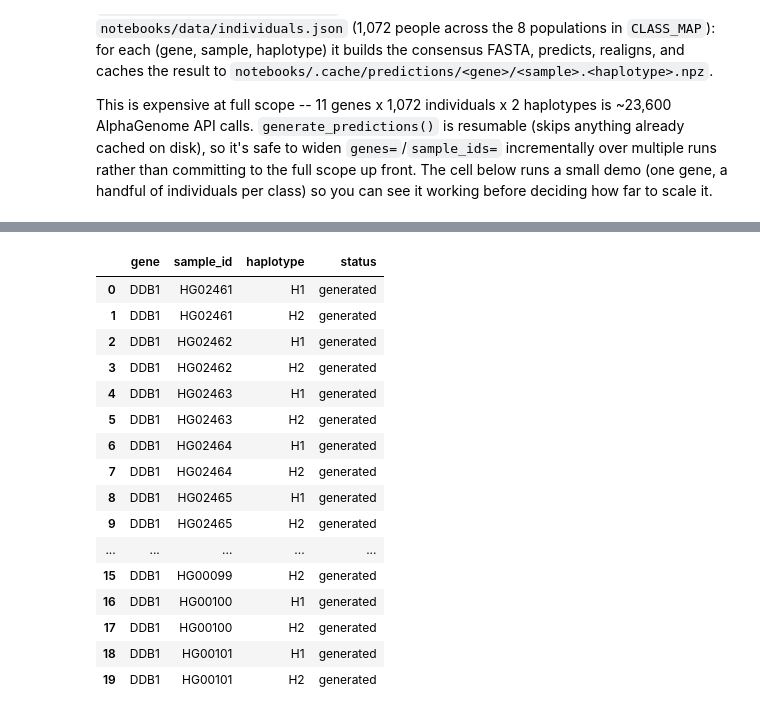
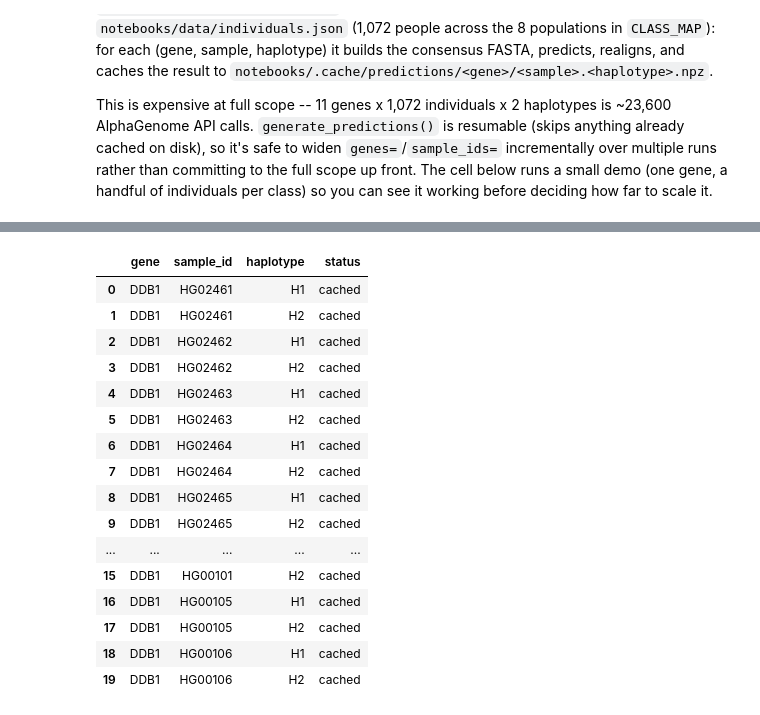
Before and after one commit to albertodesouza/genomics, a Jupyter notebook: notebooks/simplified_notebook.ipynb, the cells around one changed output, grey strips where cells are left out. Drawn from its saved outputs; the diff is of its cells as text; code cells hidden in the pictures.

```diff
--- a/notebooks/simplified_notebook.ipynb
+++ b/notebooks/simplified_notebook.ipynb
@@ -174,10 +193,7 @@ from alphagenome.visualization import plot_components
 from alphagenome.data import transcript as transcript_utils
 from alphagenome.data import gene_annotation
 
-gtf = pd.read_feather(
-    'https://storage.googleapis.com/alphagenome/reference/gencode/'
-    'hg38/gencode.v46.annotation.gtf.gz.feather'
-)
+gtf = annotations_utils.load_gtf(ANNOTATIONS_CACHE_DIR)
 # %%
 def plot_alphagenome_view_for_gene(
     gene: str,
@@ -207,16 +223,22 @@ def plot_alphagenome_view_for_gene(
     transcript_extractor = transcript_utils.TranscriptExtractor(gtf_transcripts)
     transcripts = transcript_extractor.extract(interval)
 
-    output = client.predict_interval(
+    # Cached: this is a reference-only (no individual/haplotype) prediction, deterministic
+    # for a given gene/interval/ontology, so a top-to-bottom notebook re-run reuses the
+    # cache under notebooks/.cache/reference_predictions/ instead of re-spending API calls.
+    rna_seq = predictions_utils.predict_reference_interval(
+        client,
+        gene=gene,
         interval=interval,
         requested_outputs=[dna_client.OutputType.RNA_SEQ],
         ontology_terms=[ONTOLOGY_TERMS[0]],
+        cache_dir=REFERENCE_PREDICTIONS_CACHE_DIR,
     )
 
     fig = plot_components.plot(
         components=[
             plot_components.TranscriptAnnotation(transcripts),
-            plot_components.Tracks(output.rna_seq),
+            plot_components.Tracks(rna_seq),
         ],
         annotations=[
             plot_components.IntervalAnnotation(
@@ -276,12 +397,11 @@ CLASS_COLORS = {
 
 
 def pick_one_sample_per_class() -> dict:
-    # Every individual in notebooks/data/individuals.json is available (all strong/weak
-    # pigmentation individuals in this dataset, not just the ones used to train the CNN) --
-    # deterministically pick the first (sorted) sample_id per class.
+    # Restricted to the train split (not samples_by_class) so this demo never touches a
+    # held-out test individual -- deterministically pick the first (sorted) sample_id per class.
     return {
         class_name: {"sample_id": sample_ids[0], "population": individuals[sample_ids[0]]["population"]}
-        for class_name, sample_ids in samples_by_class.items()
+        for class_name, sample_ids in train_samples_by_class.items()
     }
 
 
@@ -345,7 +465,7 @@ def plot_rna_seq_comparison(picked_samples: dict, gene: str, ontologies: list):
         "Strand"
     ].iloc[0]
 
-    # Zoom width is sized from the whole-gene GTF feature (spanning every transcript/isoform),
+    # Zoom width is the whole-gene GTF feature's own span (covering every transcript/isoform),
     # not just the MANE Select transcript's own span. `gene_data` (and therefore the center of
     # `plot_interval_gene` below) is already centered on this same "gene" feature at
     # dataset-build time -- sizing the zoom off the MANE transcript instead can visibly
@@ -354,7 +474,7 @@ def plot_rna_seq_comparison(picked_samples: dict, gene: str, ontologies: list):
     gene_span = gtf.loc[
         (gtf["Feature"] == "gene") & (gtf["gene_name"] == gene), ["Start", "End"]
     ].iloc[0]
-    zoom_width = int((gene_span["End"] - gene_span["Start"]) * 1.5)
+    zoom_width = int(gene_span["End"] - gene_span["Start"])
 
     plot_interval_gene = genome.Interval(
         gene_data["chrom"], gene_data["start"], gene_data["end"]
@@ -439,12 +570,13 @@ PREDICTIONS_CACHE_DIR = NOTEBOOK_DIR / ".cache" / "predictions"
 # Demo scope: 1 gene x 5 individuals per class x 2 haplotypes = 20 AlphaGenome calls.
 # Widen DEMO_GENES / DEMO_N_PER_CLASS (or pass sample_ids=list(individuals) for every
 # individual) to scale up -- already-generated (gene, sample, haplotype) results are
-# skipped automatically.
+# skipped automatically. Drawn from train_samples_by_class, not samples_by_class, so this
+# demo doesn't touch held-out test individuals.
 DEMO_GENES = ["DDB1"]
 DEMO_N_PER_CLASS = 5
 demo_sample_ids = [
     sample_id
-    for class_name, sample_ids in samples_by_class.items()
+    for class_name, sample_ids in train_samples_by_class.items()
     for sample_id in sample_ids[:DEMO_N_PER_CLASS]
 ]
 print(f"Demo scope: {len(DEMO_GENES)} gene(s) x {len(demo_sample_ids)} individuals x 2 haplotypes "
@@ -486,20 +618,20 @@ Demo scope: 1 gene(s) x 10 individuals x 2 haplotypes = 20 predictions
 |  | gene | sample_id | haplotype | status |
-| 0 | DDB1 | HG02461 | H1 | generated |
-| 1 | DDB1 | HG02461 | H2 | generated |
-| 2 | DDB1 | HG02462 | H1 | generated |
-| 3 | DDB1 | HG02462 | H2 | generated |
-| 4 | DDB1 | HG02463 | H1 | generated |
-| 5 | DDB1 | HG02463 | H2 | generated |
-| 6 | DDB1 | HG02464 | H1 | generated |
-| 7 | DDB1 | HG02464 | H2 | generated |
-| 8 | DDB1 | HG02465 | H1 | generated |
-| 9 | DDB1 | HG02465 | H2 | generated |
+| 0 | DDB1 | HG02461 | H1 | cached |
+| 1 | DDB1 | HG02461 | H2 | cached |
+| 2 | DDB1 | HG02462 | H1 | cached |
+| 3 | DDB1 | HG02462 | H2 | cached |
+| 4 | DDB1 | HG02463 | H1 | cached |
+| 5 | DDB1 | HG02463 | H2 | cached |
+| 6 | DDB1 | HG02464 | H1 | cached |
+| 7 | DDB1 | HG02464 | H2 | cached |
+| 8 | DDB1 | HG02465 | H1 | cached |
+| 9 | DDB1 | HG02465 | H2 | cached |
 | ... | ... | ... | ... | ... |
-| 15 | DDB1 | HG00099 | H2 | generated |
-| 16 | DDB1 | HG00100 | H1 | generated |
-| 17 | DDB1 | HG00100 | H2 | generated |
-| 18 | DDB1 | HG00101 | H1 | generated |
-| 19 | DDB1 | HG00101 | H2 | generated |
+| 15 | DDB1 | HG00101 | H2 | cached |
+| 16 | DDB1 | HG00105 | H1 | cached |
+| 17 | DDB1 | HG00105 | H2 | cached |
+| 18 | DDB1 | HG00106 | H1 | cached |
+| 19 | DDB1 | HG00106 | H2 | cached |
 # %%
 def load_combined_rna_seq(gene: str, sample_id: str):
     """Loads a cached (H1 + H2) summed RNA-seq track for one individual, generated above."""
```
Also changed, not shown: parts of 19 cells of this notebook, 4 other files.
